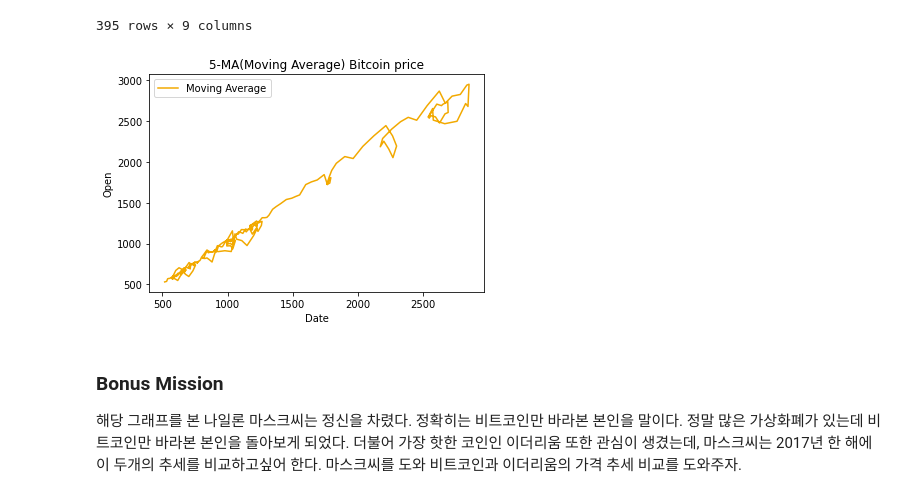
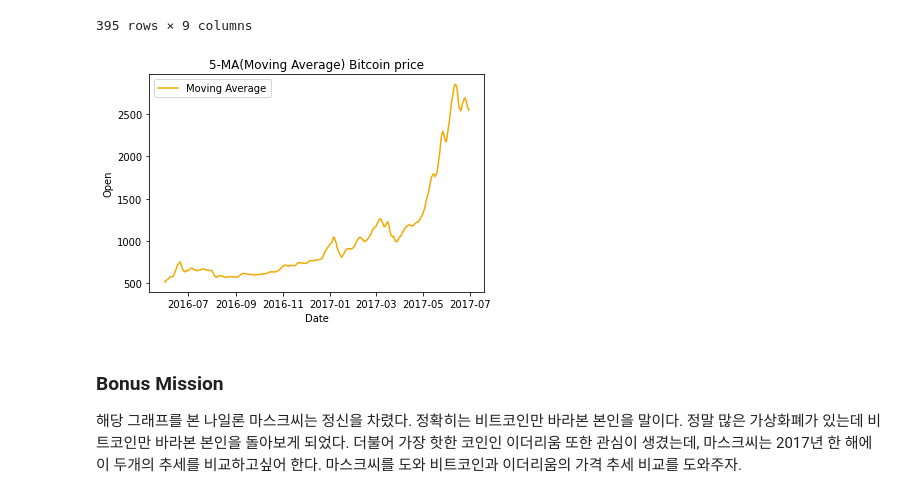
Before and after one commit to sunho1999/KMU_AI_BootCamp, a Jupyter notebook: 1주차/Day05/1주차 주말과제.ipynb, the cells around one changed output. Saved outputs shown, nothing was run; the diff lists cells and outputs as text; code cells hidden in the pictures.

```diff
--- a/1주차/Day05/1주차 주말과제.ipynb
+++ b/1주차/Day05/1주차 주말과제.ipynb
@@ -132,17 +132,17 @@ filtered_df
 | 84 | 84 | 2017-06-30 | 2539.24 | 2559.25 | 2478.43 | 2480.84 | 8.602730e+08 | 41689100000 | 2545 |
 395 rows × 9 columns
 # %%
-x = filtered_df["5-ma"]
-y = filtered_df["Open"]
+x = filtered_df["Date"]
+y = filtered_df["5-ma"]
 plt.xlabel("Date")
 plt.ylabel("Open")
 plt.yticks()
 plt.title("5-MA(Moving Average) Bitcoin price")
 plt.plot(x,y,label = "Moving Average",color = "#f2a900")
 plt.legend(loc ="best")
 plt.show()
 # %% [output]
-[figure, old version]
+[figure, new version]
 # %% [markdown]
 ### Bonus Mission
 해당 그래프를 본 나일론 마스크씨는 정신을 차렸다. 정확히는 비트코인만 바라본 본인을 말이다. 정말 많은 가상화폐가 있는데 비트코인만 바라본 본인을 돌아보게 되었다. 더불어 가장 핫한 코인인 이더리움 또한 관심이 생겼는데, 마스크씨는 2017년 한 해에 이 두개의 추세를 비교하고싶어 한다. 마스크씨를 도와 비트코인과 이더리움의 가격 추세 비교를 도와주자.
```
Also changed, not shown: 1 other file.
